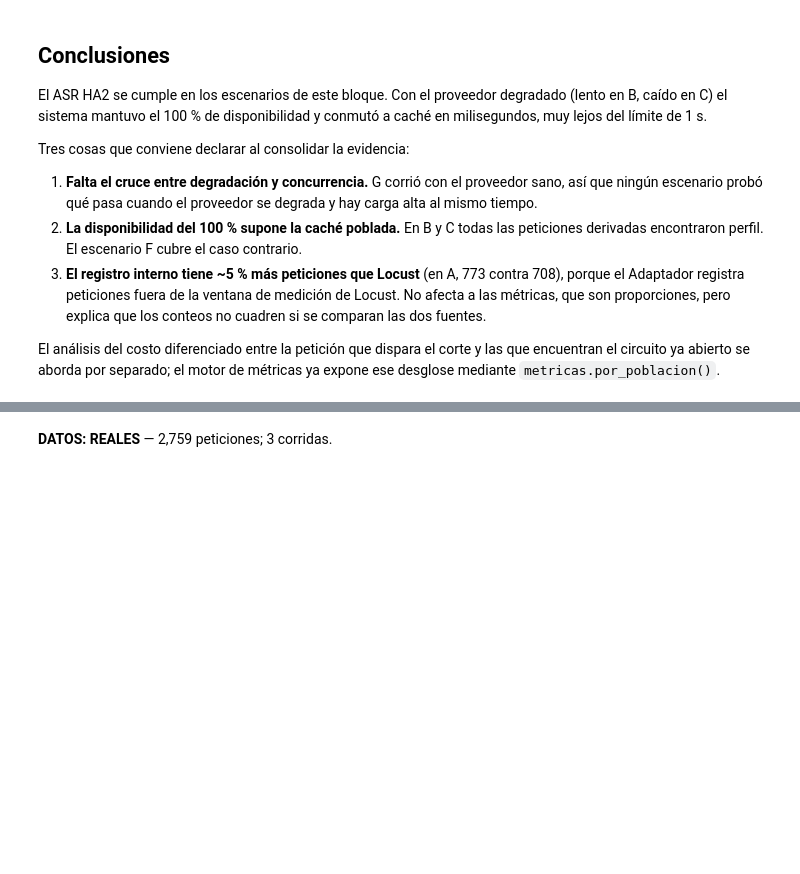
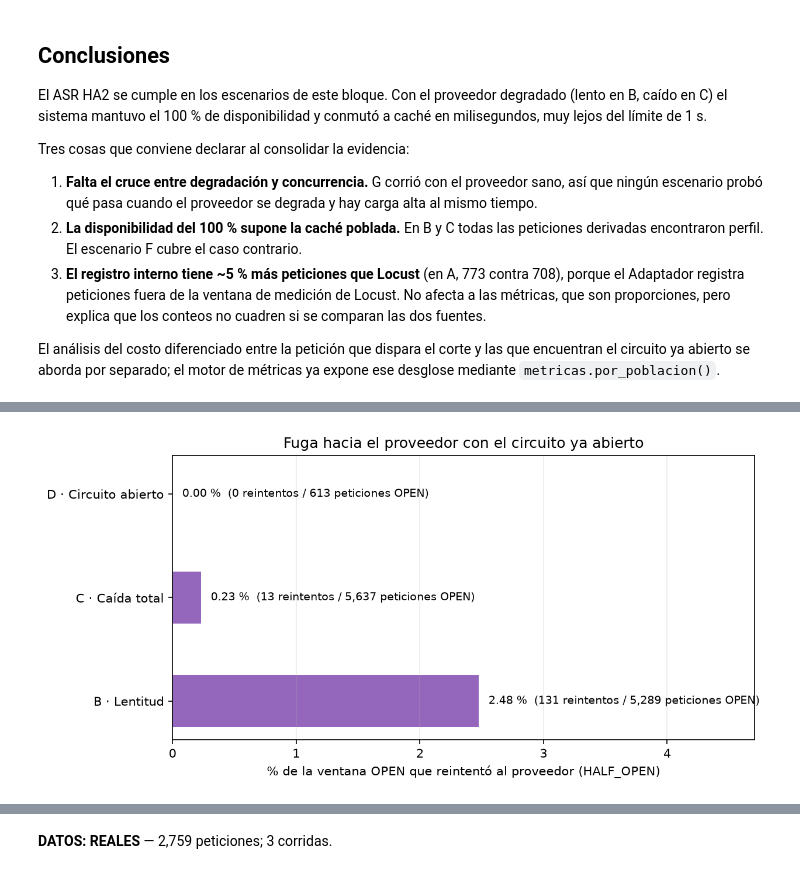
Before and after one commit to Sofiav014/MISW4202-Grupo12-Solventa, a Jupyter notebook: analisis/reportes/reporte_analisis.ipynb, the cells around one changed output, grey strips where cells are left out. Drawn from its saved outputs; the diff is of its cells as text; code cells hidden in the pictures; blank space fills up the shorter version.

```diff
--- a/analisis/reportes/reporte_analisis_abcg.ipynb
+++ b/analisis/reportes/reporte_analisis.ipynb
@@ -204,0 +369,4 @@ El análisis del costo diferenciado entre la petición que dispara el corte y la
+# %%
+display(Image(filename=str(SALIDAS / "fuga_reintentos_bcd.png")))
+# %% [output]
+[figure, added]
```
Also changed, not shown: parts of 15 cells of this notebook, 8 other files.
